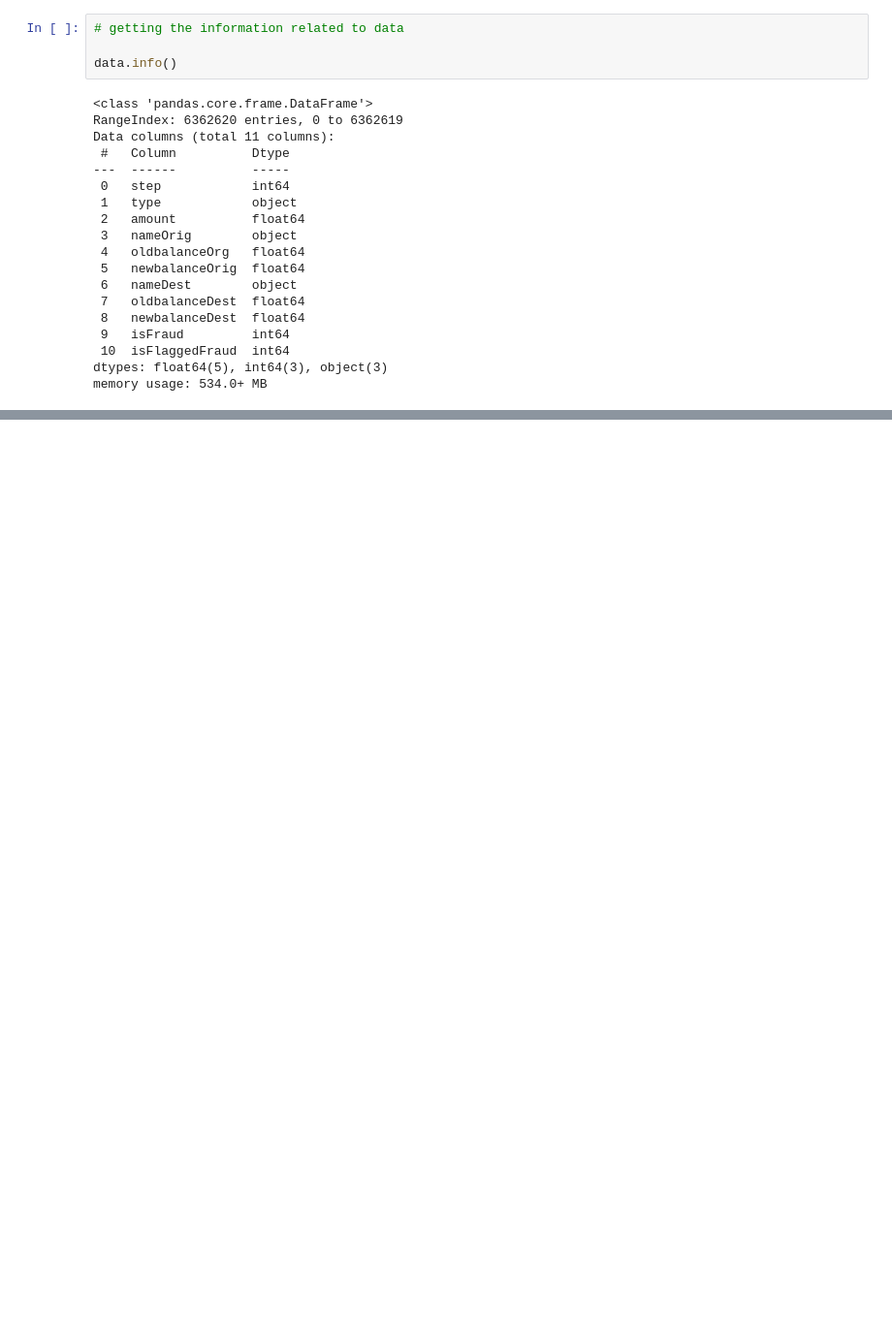
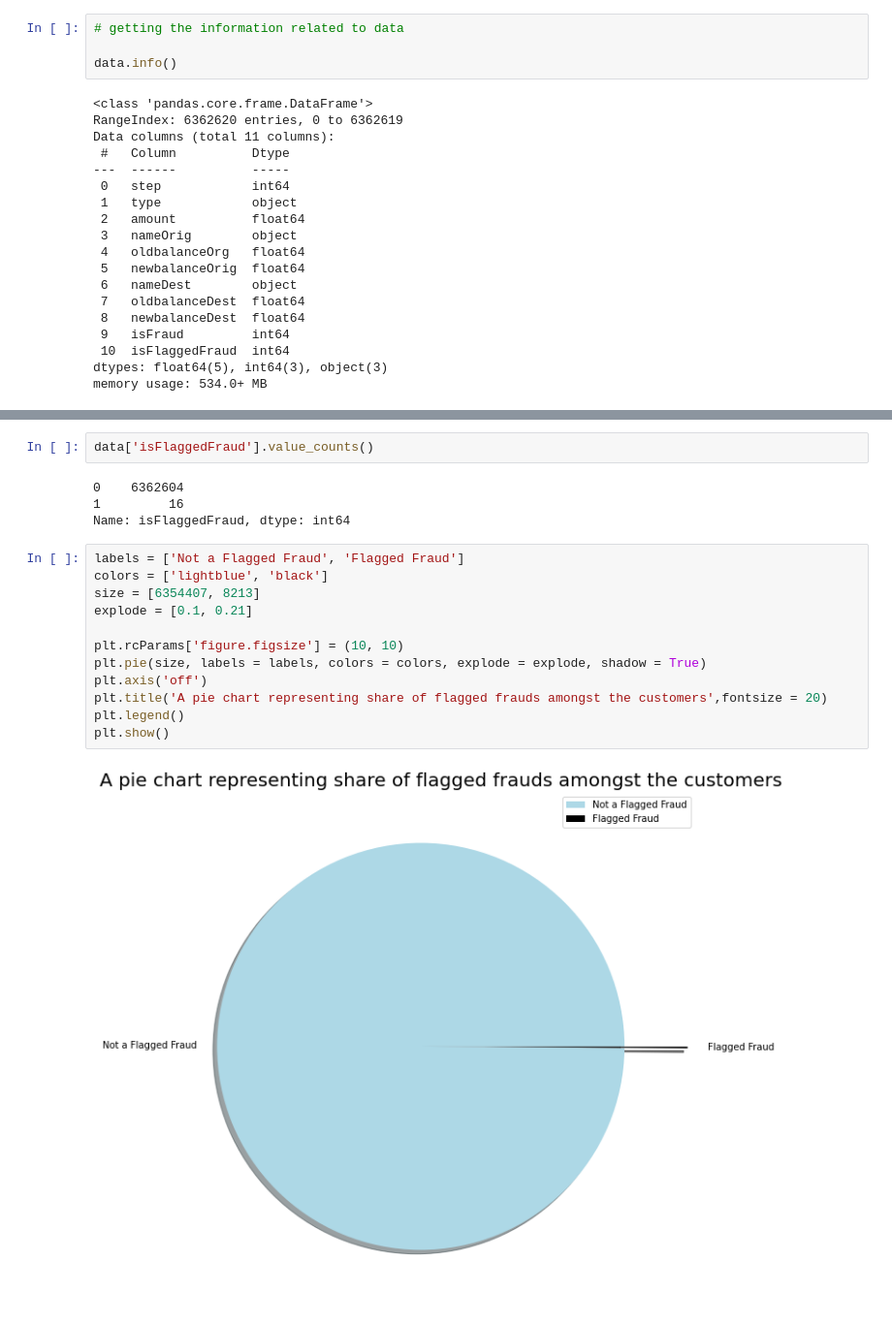
Before and after one commit to buriihenry/Machine-Learning-2, a Jupyter notebook: Fraud_detection_.ipynb, the cells around one changed output, grey strips where cells are left out. Shown at 97% size. Cells and saved outputs as stored; diff of their text form; blank space fills up the shorter version.

```diff
--- a/Fraud_detection_.ipynb
+++ b/Fraud_detection_.ipynb
@@ -83,0 +120,20 @@ memory usage: 534.0+ MB
+# %%
+data['isFlaggedFraud'].value_counts()
+# %% [output]
+0    6362604
+1         16
+Name: isFlaggedFraud, dtype: int64
+# %%
+labels = ['Not a Flagged Fraud', 'Flagged Fraud']
+colors = ['lightblue', 'black']
+size = [6354407, 8213]
+explode = [0.1, 0.21]
+
+plt.rcParams['figure.figsize'] = (10, 10)
+plt.pie(size, labels = labels, colors = colors, explode = explode, shadow = True)
+plt.axis('off')
+plt.title('A pie chart representing share of flagged frauds amongst the customers',fontsize = 20)
+plt.legend()
+plt.show()
+# %% [output]
+[figure, added]
```
Also changed, not shown: parts of 11 cells of this notebook.
